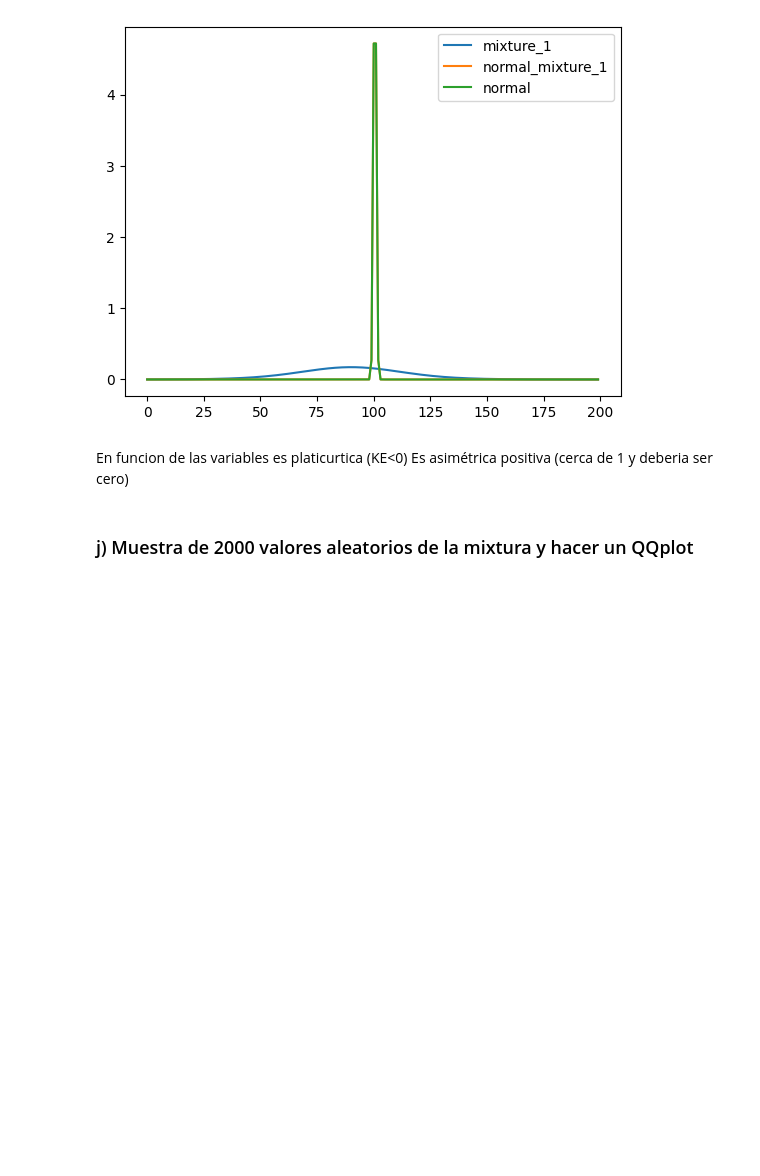
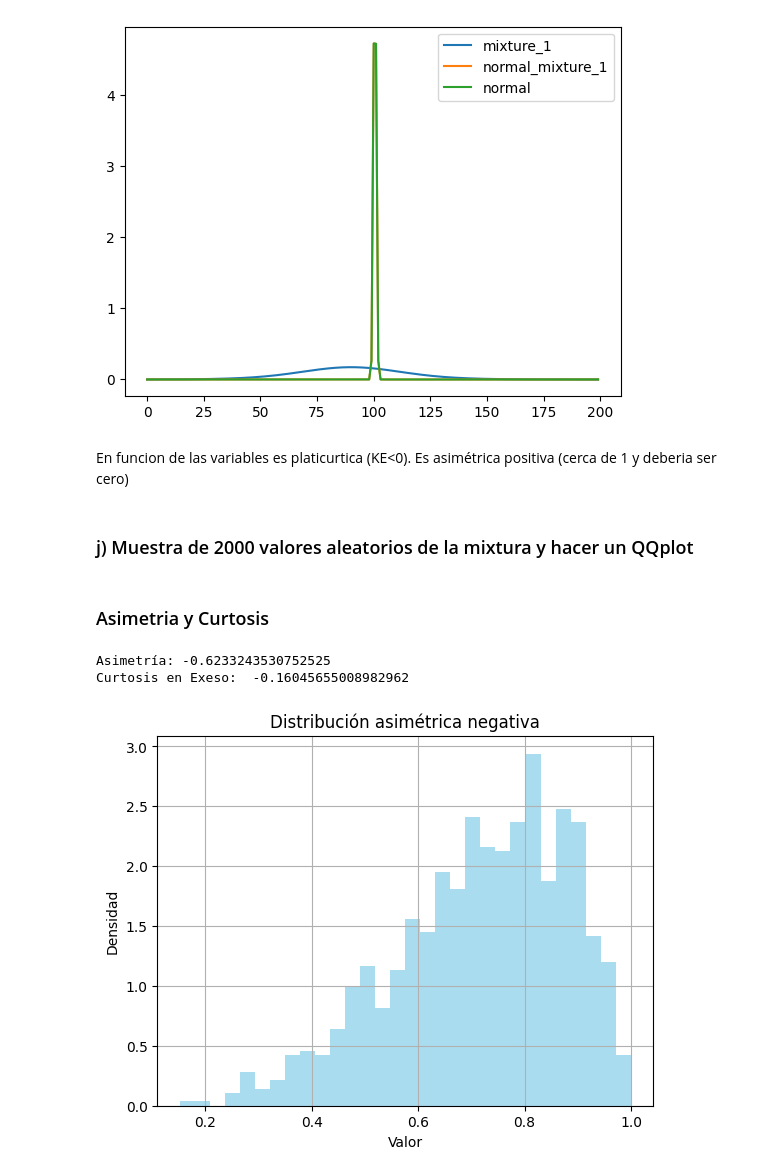
Before and after one commit to carbonecar/modelado_estocastico, a Jupyter notebook: clase_02/practica_02.ipynb, the cells around one changed output. Cells and saved outputs as stored; diff of their text form; code cells hidden in the pictures; blank space fills up the shorter version.

```diff
--- a/clase_02/practica_02.ipynb
+++ b/clase_02/practica_02.ipynb
@@ -77,7 +77,34 @@ Curtosis en Exceso: -0.619624330510455
 <Axes: >
 [figure]
 # %% [markdown]
-En funcion de las variables es platicurtica (KE<0)
+En funcion de las variables es platicurtica (KE<0).
 Es asimétrica positiva (cerca de 1  y deberia ser cero)
 # %% [markdown]
 ### j) Muestra de 2000 valores aleatorios de la mixtura y hacer un QQplot
+# %% [markdown]
+### Asimetria y Curtosis
+# %%
+
+from scipy.stats import skew
+from scipy.stats import kurtosis
+
+# Distribución Beta(2, 5): asimétrica positiva
+data_pos = np.random.beta(a=2, b=5, size=1000)
+
+# Reflejar para obtener asimetría negativa
+data_neg = 1 - data_pos
+
+# Ver asimetría
+print("Asimetría:", skew(data_neg))
+print("Curtosis en Exeso: ",kurtosis(data_neg))
+# Graficar
+plt.hist(data_neg, bins=30, density=True, alpha=0.7, color='skyblue')
+plt.title("Distribución asimétrica negativa")
+plt.xlabel("Valor")
+plt.ylabel("Densidad")
+plt.grid(True)
+plt.show()
+# %% [output]
+Asimetría: -0.6233243530752525
+Curtosis en Exeso:  -0.16045655008982962
+[figure, added]
```
Also changed, not shown: parts of 5 cells of this notebook, 3 other files.
